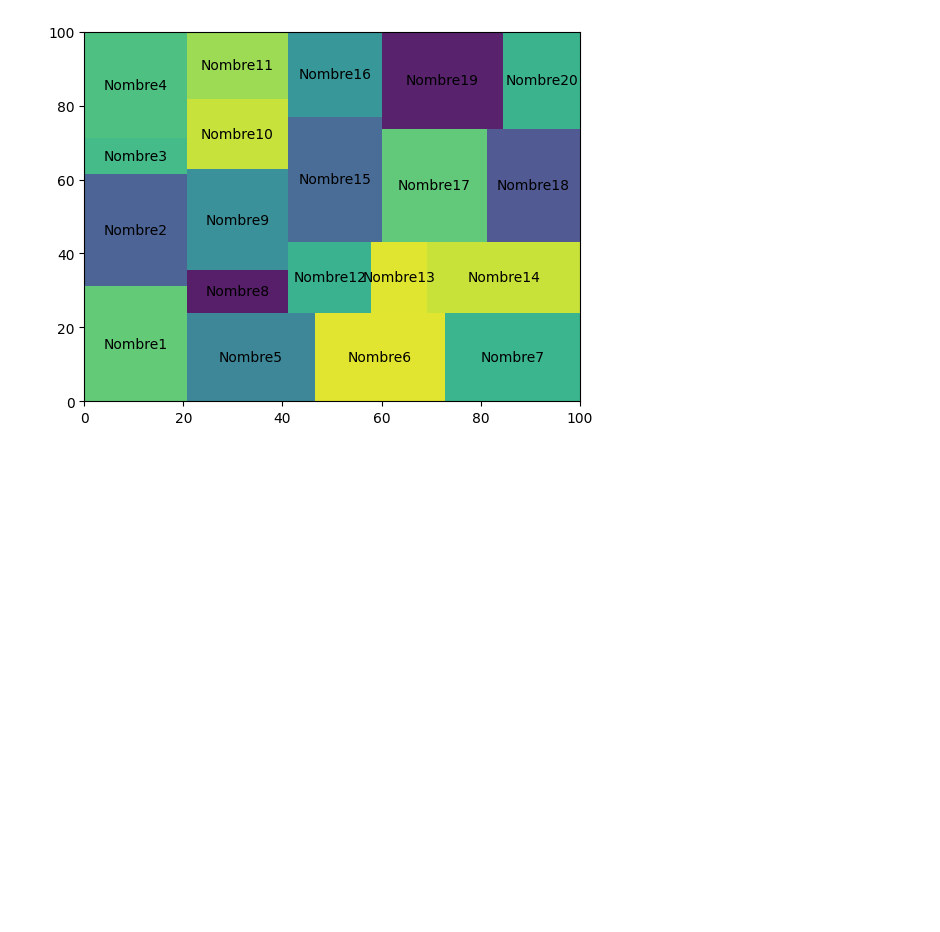
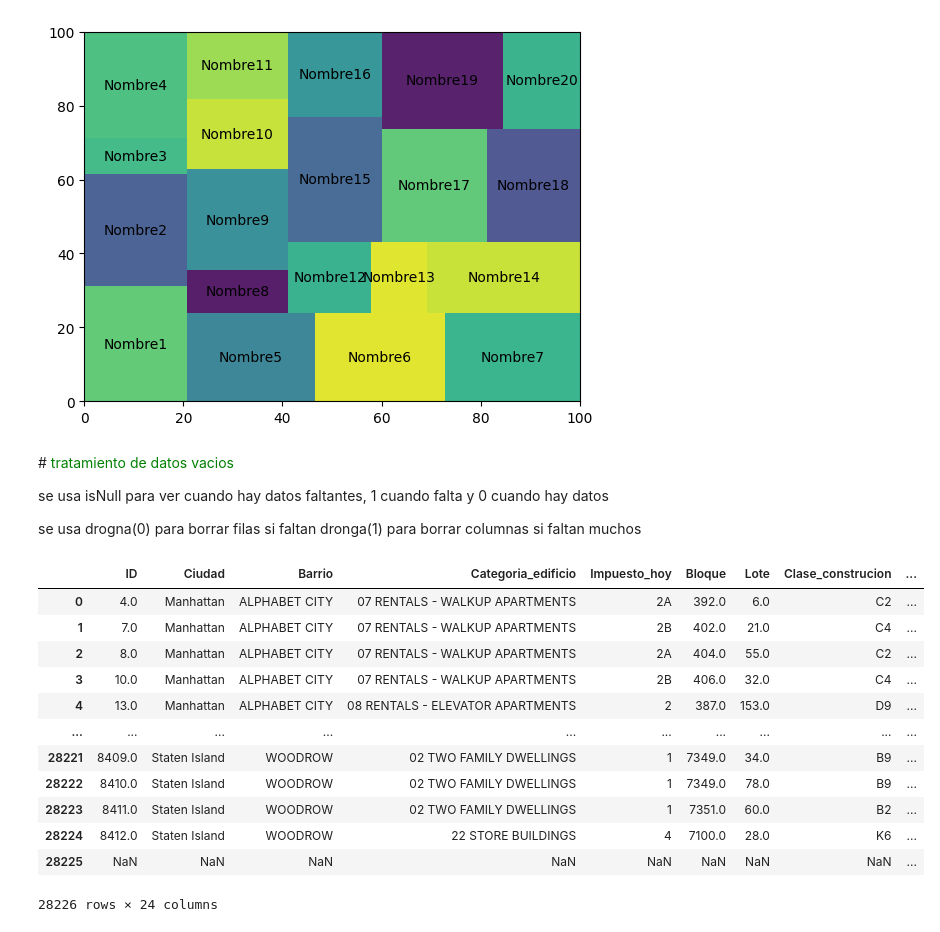
Before and after one commit to FelipeAfana/Apuntes-2-Inteligencia-Artificial, a Jupyter notebook: apuntes_eda.ipynb, the cells around one changed output. Cells and saved outputs as stored; diff of their text form; code cells hidden in the pictures; blank space fills up the shorter version.

```diff
--- a/apuntes_eda.ipynb
+++ b/apuntes_eda.ipynb
@@ -269,3 +269,10 @@ squarify.plot(sizes = df.Salario,label=df.Nombre, alpha=.9)
 plt.show()
 # %% [output]
 [figure]
+# %% [markdown]
+#<font color="green"> tratamiento de datos vacios
+
+se usa isNull para ver cuando hay datos faltantes, 1 cuando falta y 0 cuando hay datos
+
+se usa drogna(0) para borrar filas si faltan
+dronga(1) para borrar columnas si faltan muchos
@@ -271,0 +297,18 @@ plt.show()
+# %%
+import pandas as pd
+df=pd.read_csv("https://raw.githubusercontent.com/adiacla/bigdata/refs/heads/master/venta_vivienda.csv",sep=";")
+df
+# %% [output]
+|  | ID | Ciudad | Barrio | Categoria_edificio | Impuesto_hoy | Bloque | Lote | Clase_construcion | ... |
+| 0 | 4.0 | Manhattan | ALPHABET CITY | 07 RENTALS - WALKUP APARTMENTS | 2A | 392.0 | 6.0 | C2 | ... |
+| 1 | 7.0 | Manhattan | ALPHABET CITY | 07 RENTALS - WALKUP APARTMENTS | 2B | 402.0 | 21.0 | C4 | ... |
+| 2 | 8.0 | Manhattan | ALPHABET CITY | 07 RENTALS - WALKUP APARTMENTS | 2A | 404.0 | 55.0 | C2 | ... |
+| 3 | 10.0 | Manhattan | ALPHABET CITY | 07 RENTALS - WALKUP APARTMENTS | 2B | 406.0 | 32.0 | C4 | ... |
+| 4 | 13.0 | Manhattan | ALPHABET CITY | 08 RENTALS - ELEVATOR APARTMENTS | 2 | 387.0 | 153.0 | D9 | ... |
+| ... | ... | ... | ... | ... | ... | ... | ... | ... | ... |
+| 28221 | 8409.0 | Staten Island | WOODROW | 02 TWO FAMILY DWELLINGS | 1 | 7349.0 | 34.0 | B9 | ... |
+| 28222 | 8410.0 | Staten Island | WOODROW | 02 TWO FAMILY DWELLINGS | 1 | 7349.0 | 78.0 | B9 | ... |
+| 28223 | 8411.0 | Staten Island | WOODROW | 02 TWO FAMILY DWELLINGS | 1 | 7351.0 | 60.0 | B2 | ... |
+| 28224 | 8412.0 | Staten Island | WOODROW | 22 STORE BUILDINGS | 4 | 7100.0 | 28.0 | K6 | ... |
+| 28225 | NaN | NaN | NaN | NaN | NaN | NaN | NaN | NaN | ... |
+28226 rows × 24 columns
```
Also changed, not shown: parts of 3 cells of this notebook.
